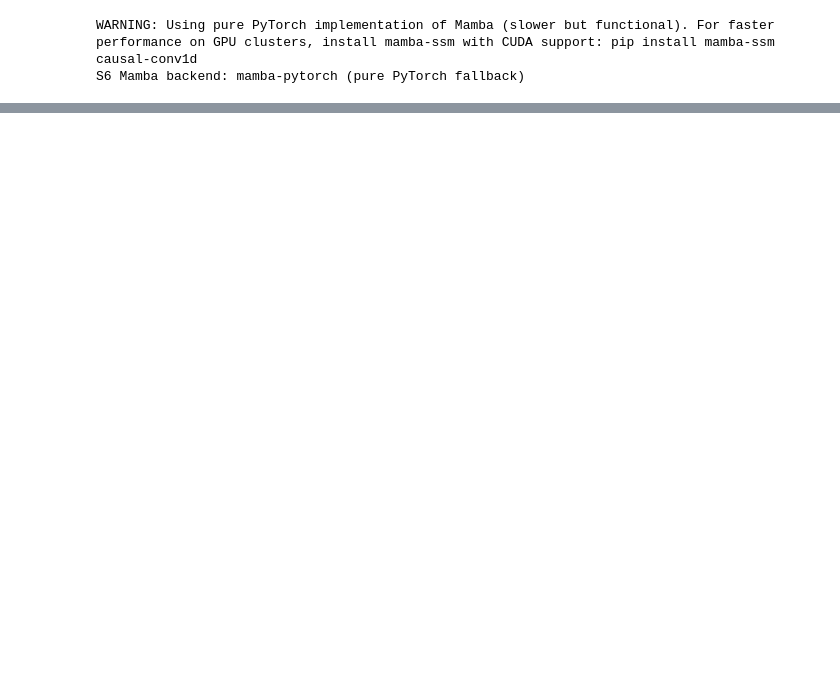
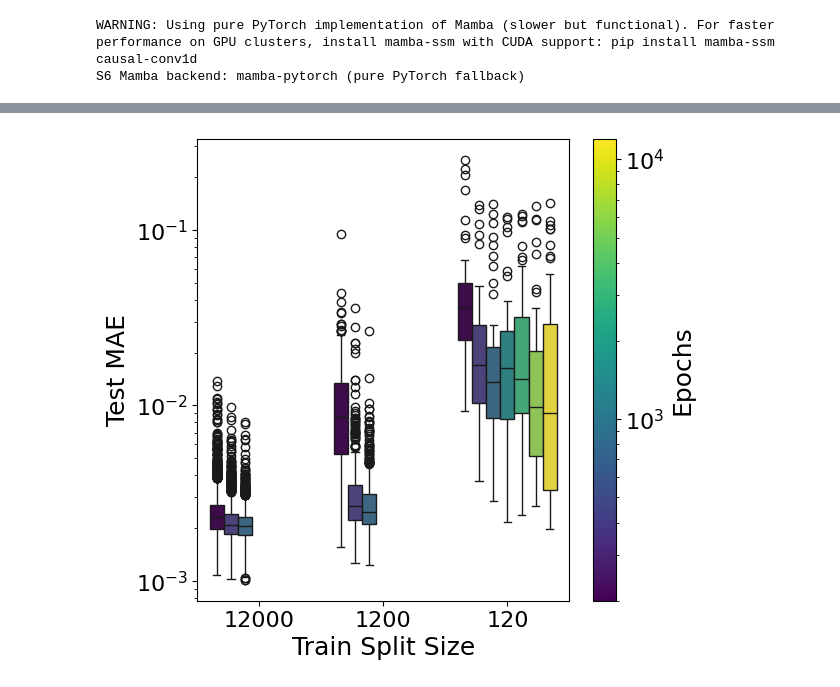
Before and after one commit to scipi1/proT, a Jupyter notebook: notebooks/nb_ds_size.ipynb, the cells around one changed output, grey strips where cells are left out. Drawn from its saved outputs; the diff is of its cells as text; code cells hidden in the pictures; blank space fills up the shorter version.

```diff
--- a/notebooks/nb_ds_size.ipynb
+++ b/notebooks/nb_ds_size.ipynb
@@ -195,0 +286,52 @@ plt.show()
+# %%
+import matplotlib.pyplot as plt
+import seaborn as sns
+import numpy as np
+from matplotlib.colors import LogNorm
+from os import makedirs
+from os.path import join
+
+fig, ax = plt.subplots()
+
+# Extract unique epochs and map them to a log-scaled colormap
+unique_epochs = sorted(df_plot["Epochs"].unique())
+norm = LogNorm(vmin=min(unique_epochs), vmax=max(unique_epochs))
+cmap = plt.cm.viridis
+colors = {epoch: cmap(norm(epoch)) for epoch in unique_epochs}
+
+# Create a color palette for seaborn
+palette = [colors[epoch] for epoch in unique_epochs]
+
+# Plot the boxplot with the custom palette
+sns.boxplot(
+    df_plot,
+    x="DS Size",
+    y="MAE",
+    hue="Epochs",
+    ax=ax,
+    palette=palette,
+    hue_order=unique_epochs,
+    legend=False
+)
+
+ax.set_xlabel(r"Train Split Size")
+ax.set_ylabel(r"Test MAE")
+ax.set_yscale("log")
+
+# Add a colorbar for the hue
+sm = plt.cm.ScalarMappable(norm=norm, cmap=cmap)
+sm.set_array([])
+cbar = fig.colorbar(sm, ax=ax)
+cbar.set_label("Epochs")
+
+# export
+filename = f"ds_size_epochs_mae.pdf"
+save_dir = "./figures"
+if save_dir is not None:
+    makedirs(save_dir, exist_ok=True)
+    out_path = join(save_dir, filename)
+    fig.savefig(out_path, format="pdf", bbox_inches="tight")
+
+plt.show()
+# %% [output]
+[figure, added]
```
Also changed, not shown: parts of 15 cells of this notebook, 46 other files.
